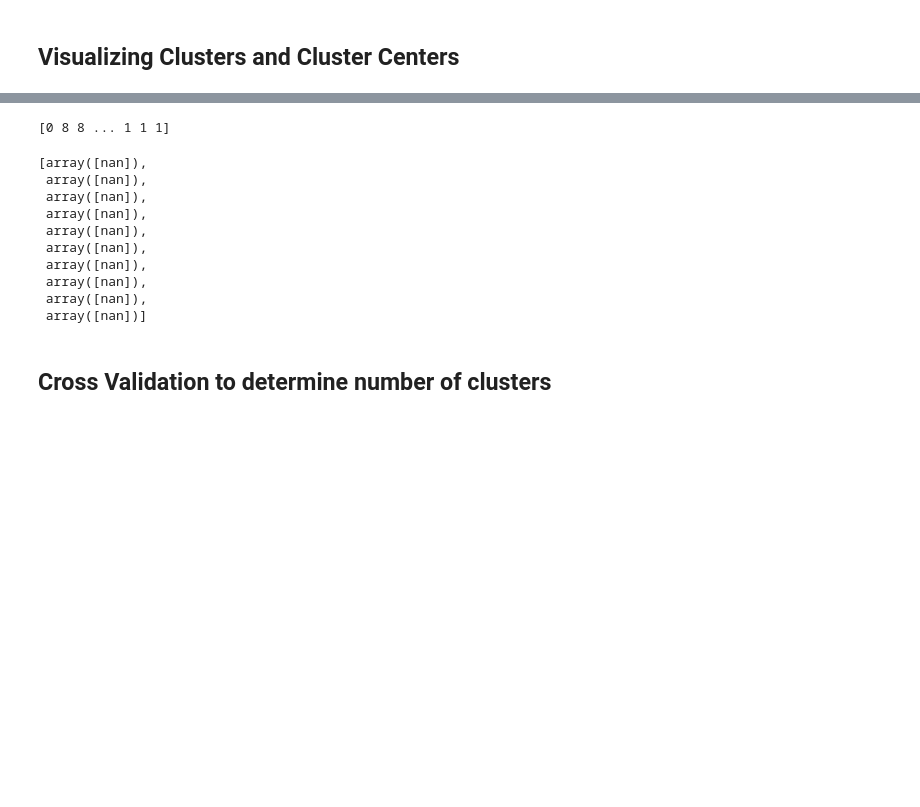
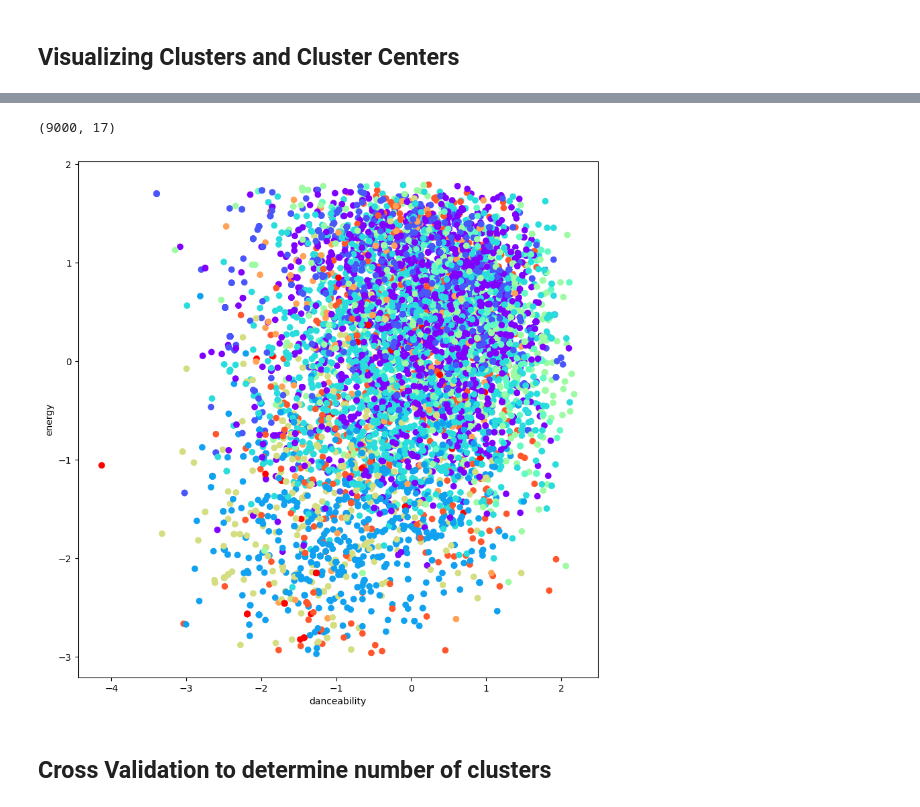
Before and after one commit to rghosh1353/spotify_genre_proj, a Jupyter notebook: Check_in_5_Unsupervised_Learning.ipynb, the cells around one changed output, grey strips where cells are left out. Saved outputs shown, nothing was run; the diff lists cells and outputs as text; code cells hidden in the pictures; blank space fills up the shorter version.

```diff
--- a/Check_in_5_Unsupervised_Learning.ipynb
+++ b/Check_in_5_Unsupervised_Learning.ipynb
@@ -184,23 +167,20 @@ spotify_clean.shape
-# %%
-genres = spotify_clean[['track_genre']]
-print(kmeans.labels_)
-
-label = pd.DataFrame(kmeans.labels_.reshape(9000,1), columns=['labels'])
-combined = pd.concat([genres, label], axis=1)
-
-list(combined.groupby('labels')['track_genre'].unique())
-# %% [output]
-[0 8 8 ... 1 1 1]
-[array([nan]),
- array([nan]),
- array([nan]),
- array([nan]),
- array([nan]),
- array([nan]),
- array([nan]),
- array([nan]),
- array([nan]),
- array([nan])]
+# %%
+spotify_clean.shape
+# %% [output]
+(9000, 17)
+# %%
+# Try hierarchical clustering
+hclust = AgglomerativeClustering(n_clusters=10, metric='euclidean', linkage='ward')
+hclust_labels = hclust.fit(X_scaled).labels_
+# %%
+# Visualize hierarchical clustering
+plt.figure(figsize=(10,10))
+plt.scatter(X_scaled[:,3], X_scaled[:,4], c = hclust_labels, cmap = 'rainbow')
+plt.xlabel('danceability')
+plt.ylabel('energy')
+plt.show()
+# %% [output]
+[figure, added]
 # %% [markdown]
 ## Cross Validation to determine number of clusters
 # %% [markdown]
```
Also changed, not shown: parts of 7 cells of this notebook.
